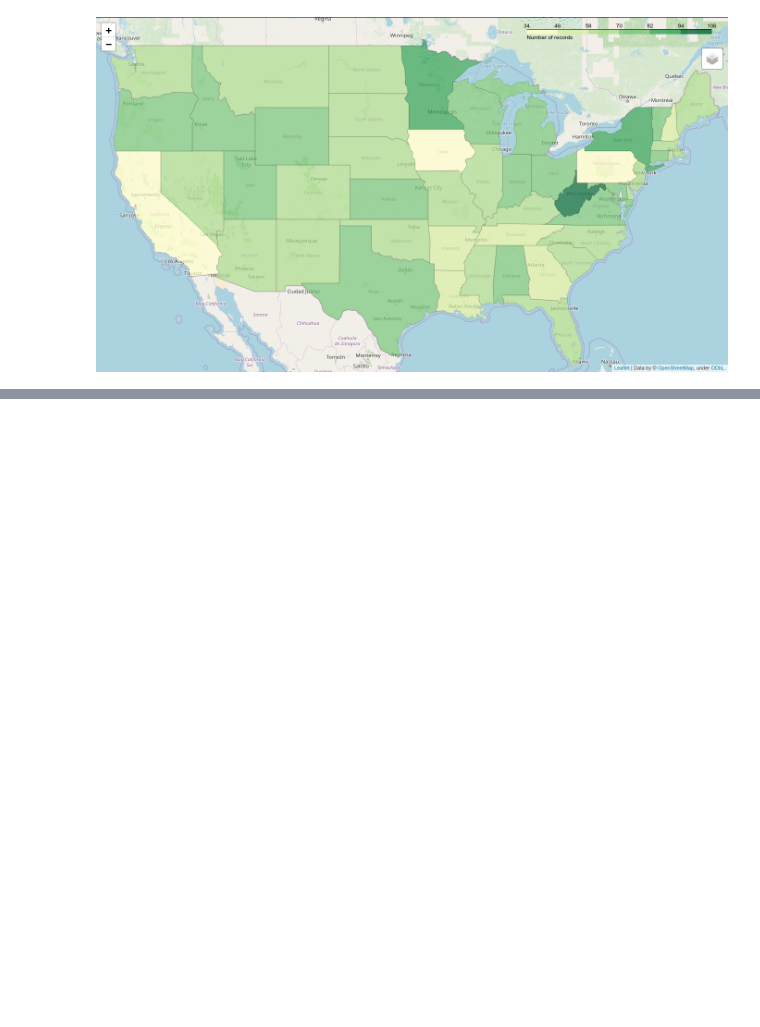
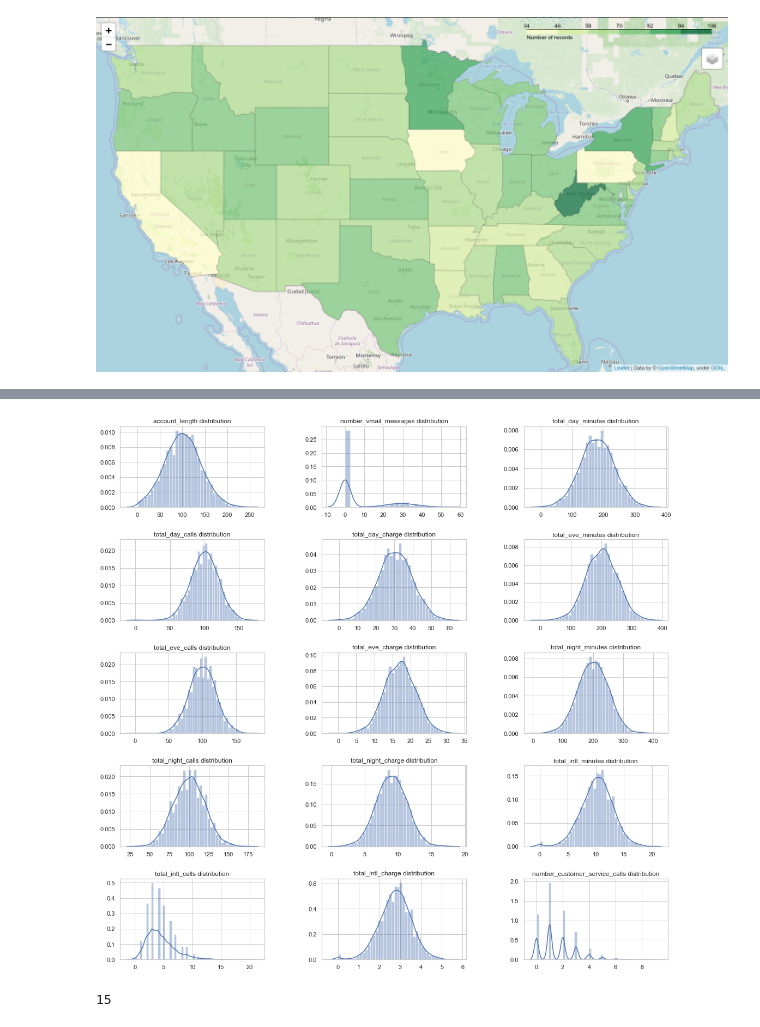
Before and after one commit to naiaraap/Pyspark_version_Predicting_Customer_Churn_in_Telecommunication_Operators, a Jupyter notebook: Pyspark_version_Predicting_Customer_Churn_in_Telecommunication_Operators.ipynb, the cells around one changed output, grey strips where cells are left out. Cells and saved outputs as stored; diff of their text form; code cells hidden in the pictures; blank space fills up the shorter version.

```diff
--- a/Pyspark_version_Predicting_Customer_Churn_in_Telecommunication_Operators.ipynb
+++ b/Pyspark_version_Predicting_Customer_Churn_in_Telecommunication_Operators.ipynb
@@ -256,0 +342,25 @@ display(m)
+# %%
+# Features histograms and kde
+fig, axs = plt.subplots(ncols=3, nrows=5)
+plt.subplots_adjust(hspace = 0.4, wspace = 0.4)
+fig.set_size_inches(18, 18, forward=True)
+
+count = 0
+
+for i in range(5):
+    for j in range(3):
+        plt.sca(ax=axs[i][j])
+        if count < len(df_train_num.columns):
+            col = df_train_num.columns[count]
+            y = np.array(df_train_num.select(col).collect())
+            sns.distplot(y).set_title(col +' distribution')
+        else:
+            break
+
+        count +=1
+# %% [output]
+[figure, added]
+# %%
+len(df_train_num.columns)
+# %% [output]
+15
```
Also changed, not shown: parts of 8 cells of this notebook.
